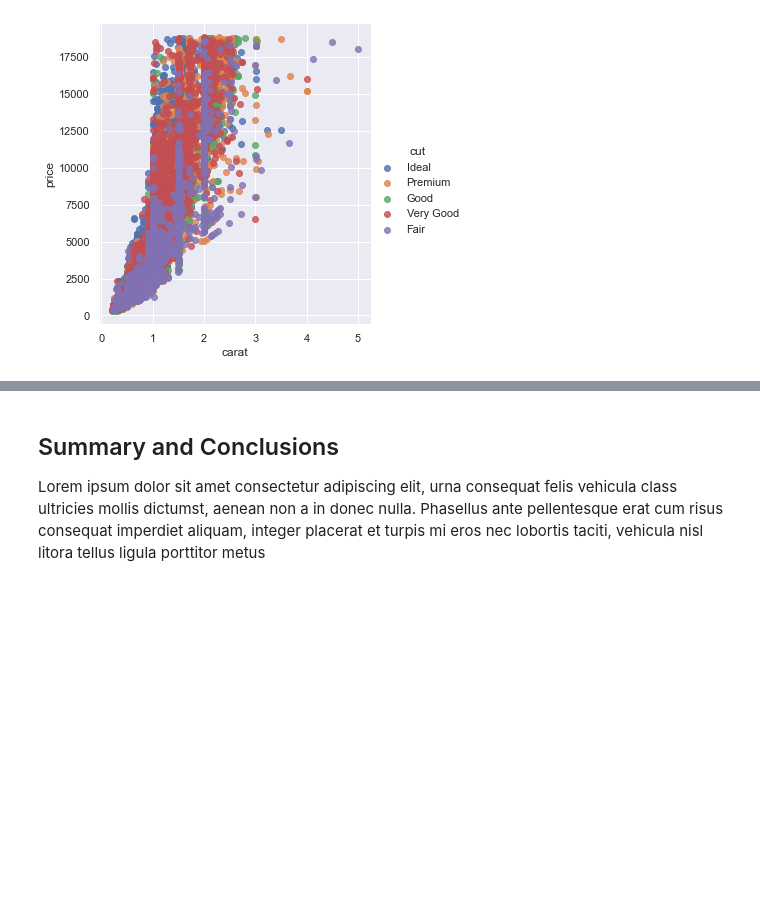
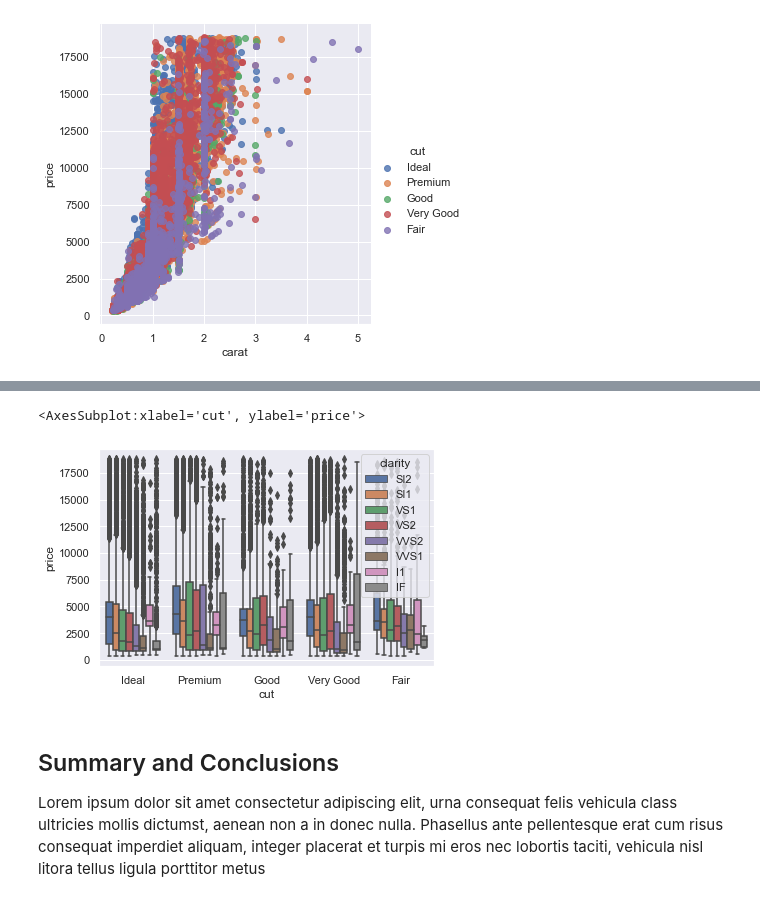
Before and after one commit to ritizzzz/math-phase1, a Jupyter notebook: phase1.ipynb, the cells around one changed output, grey strips where cells are left out. Saved outputs shown, nothing was run; the diff lists cells and outputs as text; code cells hidden in the pictures; blank space fills up the shorter version.

Commit message:
spice boxplots

```diff
--- a/phase1.ipynb
+++ b/phase1.ipynb
@@ -398,3 +402,9 @@ sns.barplot(x = 'table',y = 'price', hue ='cut', data = df)
+# %%
+sns.boxplot(df['cut'], df['price'],
+            hue = df['clarity'])
+# %% [output]
+<AxesSubplot:xlabel='cut', ylabel='price'>
+[figure, added]
 # %% [markdown]
 ## Summary and Conclusions
 Lorem ipsum dolor sit amet consectetur adipiscing elit, urna consequat felis vehicula class ultricies mollis dictumst, aenean non a in donec nulla. Phasellus ante pellentesque erat cum risus consequat imperdiet aliquam, integer placerat et turpis mi eros nec lobortis taciti, vehicula nisl litora tellus ligula porttitor metus
```
Also changed, not shown: parts of 3 cells of this notebook.
